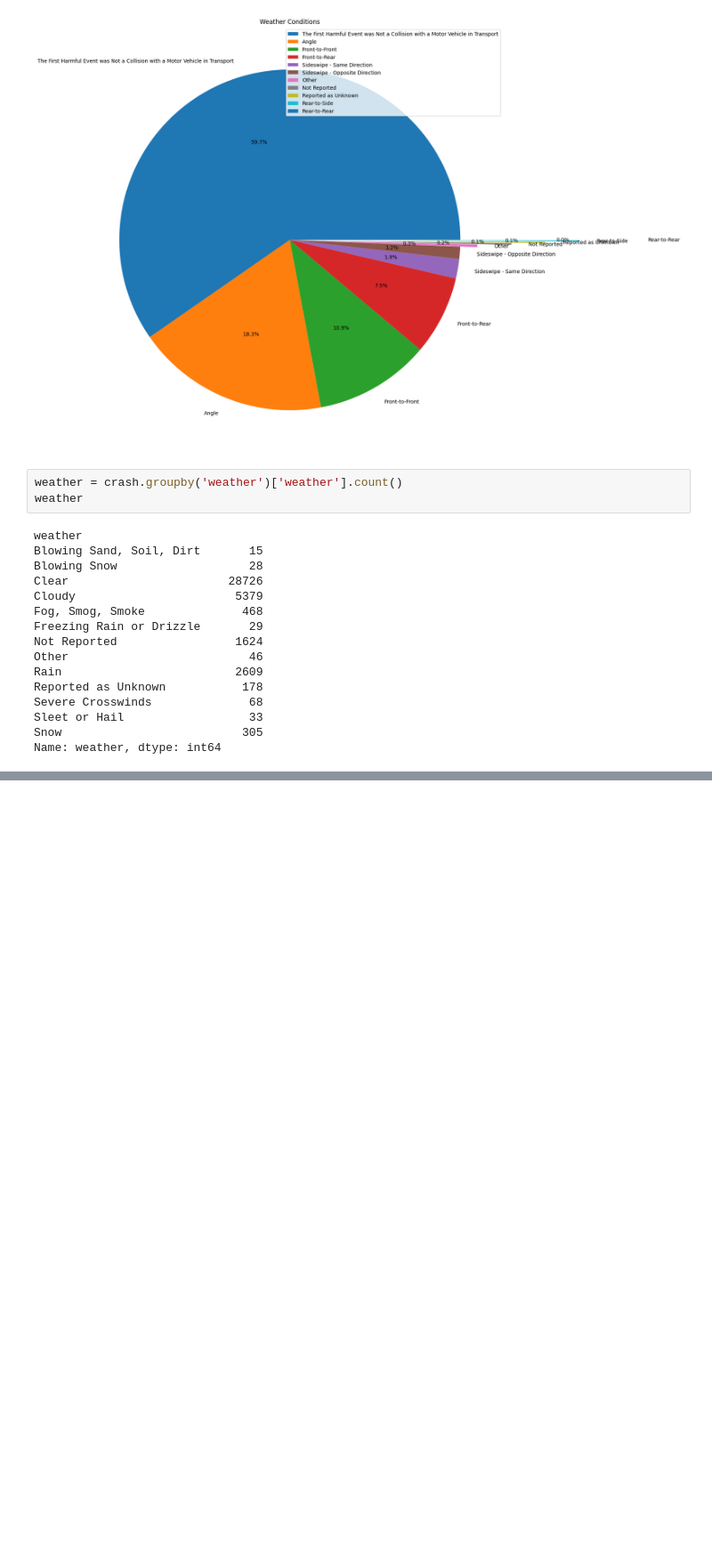
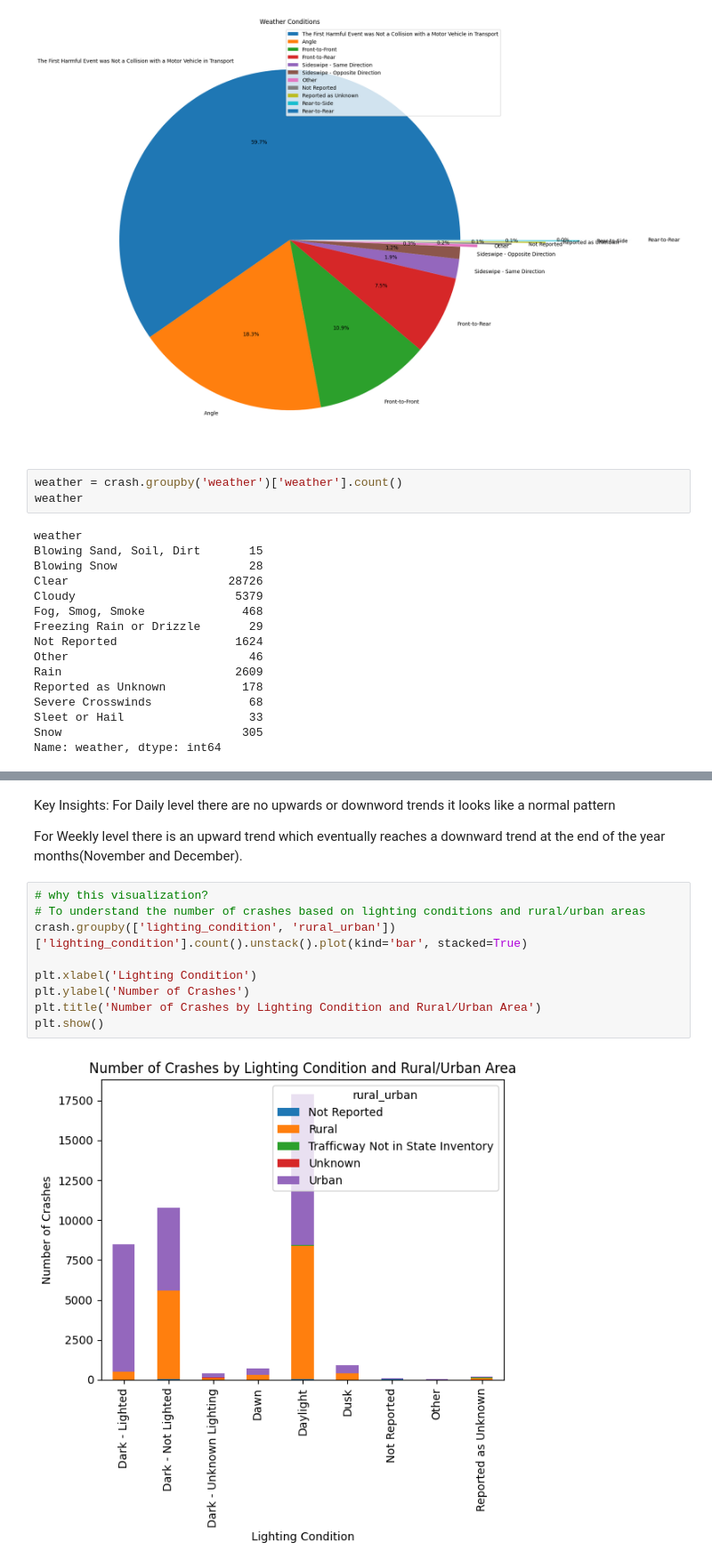
Before and after one commit to PranitKatwe/Car-Crash-Statistical-Analysis-using-Python, a Jupyter notebook: Car Crash Statistical Analysis.ipynb, the cells around one changed output, grey strips where cells are left out. Shown: that part at 89% size. Saved outputs shown, nothing was run; the diff lists cells and outputs as text; blank space fills up the shorter version.

```diff
--- a/Car Crash Statistical Analysis.ipynb
+++ b/Car Crash Statistical Analysis.ipynb
@@ -509,0 +542,16 @@ csv = crash.to_csv('crash.csv', index=False)
+# %% [markdown]
+Key Insights:
+For Daily level there are no upwards or downword trends it looks like a normal pattern
+
+For Weekly level there is an upward trend which eventually reaches a downward trend at the end of the year months(November and December).
+# %%
+# why this visualization?
+# To understand the number of crashes based on lighting conditions and rural/urban areas
+crash.groupby(['lighting_condition', 'rural_urban'])['lighting_condition'].count().unstack().plot(kind='bar', stacked=True)
+
+plt.xlabel('Lighting Condition')
+plt.ylabel('Number of Crashes')
+plt.title('Number of Crashes by Lighting Condition and Rural/Urban Area')
+plt.show()
+# %% [output]
+[figure, added]
```
Also changed, not shown: parts of 9 cells of this notebook.
